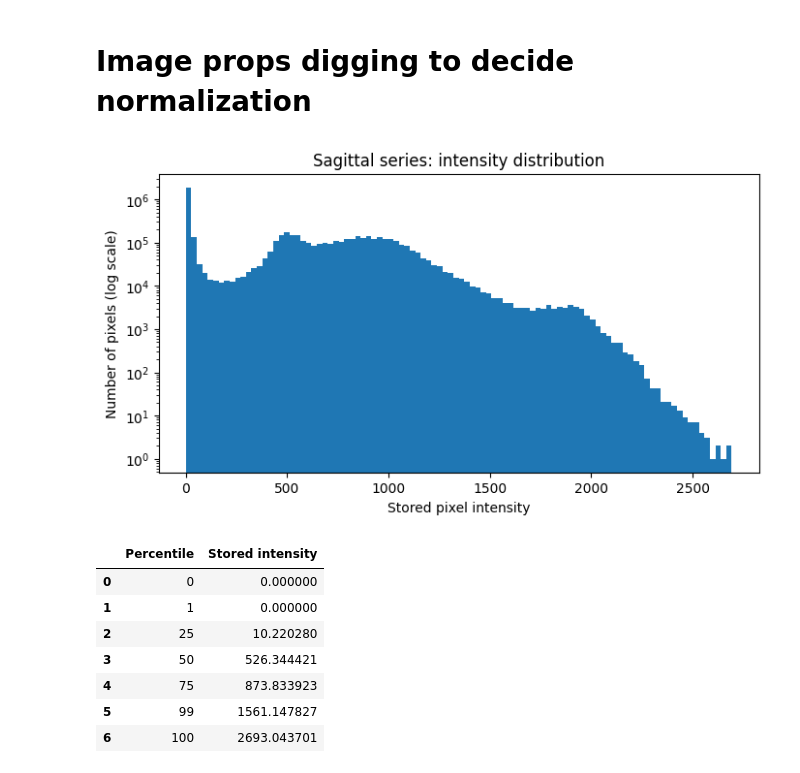
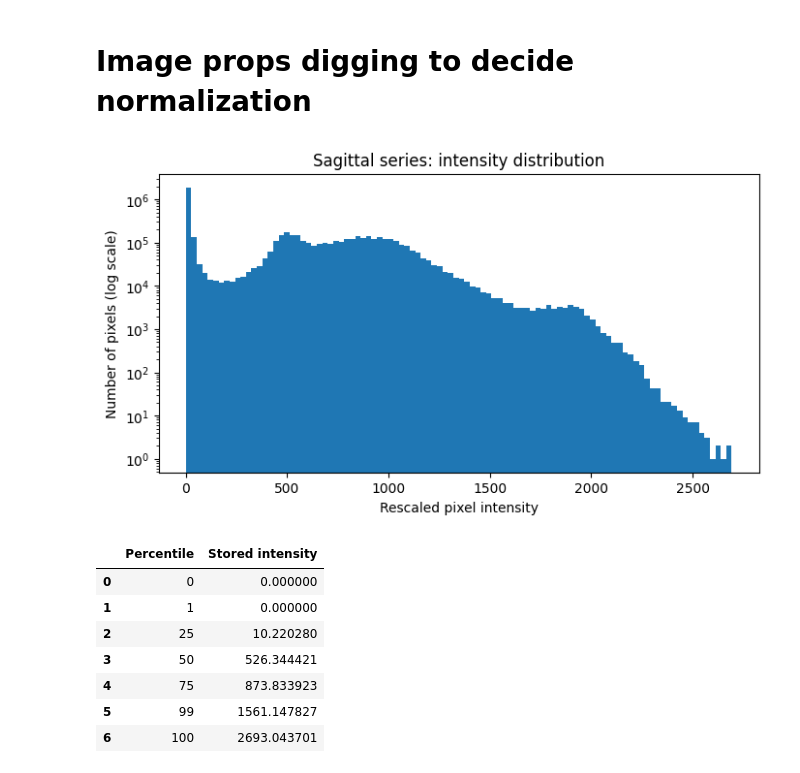
Before and after one commit to Z-bros/RSNA-Knee-Abnormality, a Jupyter notebook: 03-mri-visualizaton.ipynb, the cells around one changed output. Saved outputs shown, nothing was run; the diff lists cells and outputs as text; code cells hidden in the pictures.

```diff
--- a/03-mri-visualizaton.ipynb
+++ b/03-mri-visualizaton.ipynb
@@ -216,13 +216,13 @@ plt.show()
 # %%
 plt.figure(figsize=(8, 4))
 plt.hist(volume.ravel(), bins=100, log=True)
 
-plt.xlabel("Stored pixel intensity")
+plt.xlabel("Rescaled pixel intensity")
 plt.ylabel("Number of pixels (log scale)")
 plt.title("Sagittal series: intensity distribution")
 plt.show()
 # %% [output]
-[figure, old version]
+[figure, new version]
 # %%
 percentiles = [0, 1, 25, 50, 75, 99, 100]
 
```
